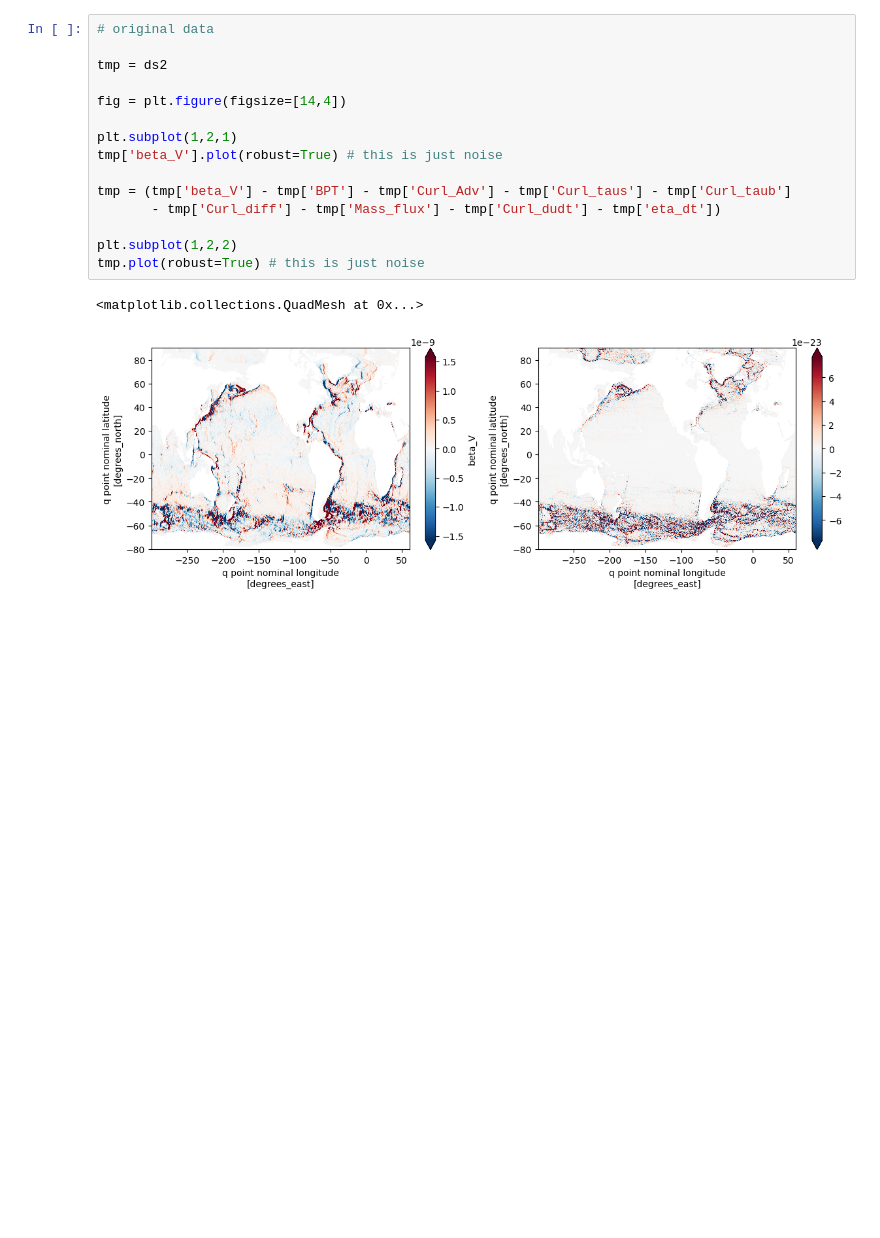
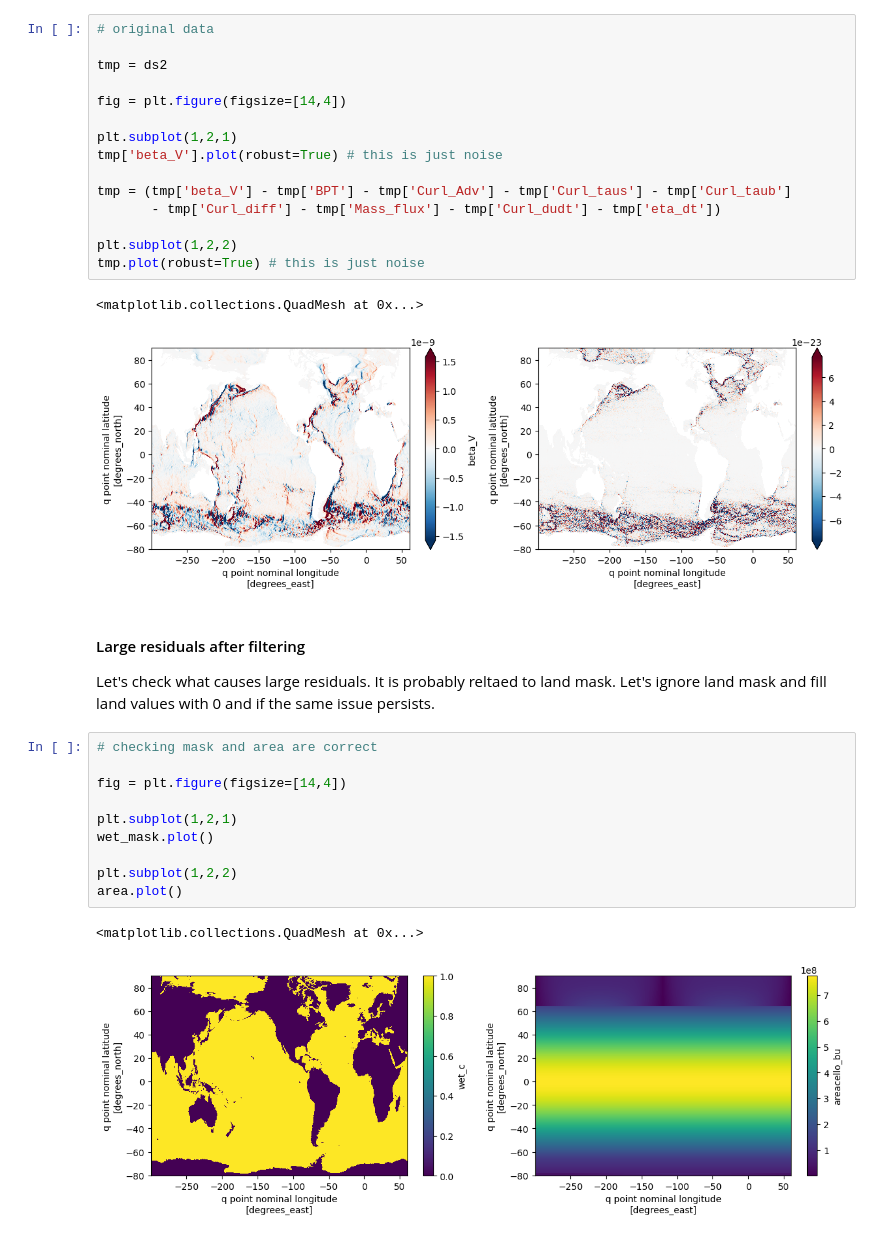
Before and after one commit to hmkhatri/Barotropic_Vorticity_Analysis_GCM, a Jupyter notebook: Analysis/Vorticity-gcm-filters.ipynb, the cells around one changed output. Saved outputs shown, nothing was run; the diff lists cells and outputs as text; blank space fills up the shorter version.

Commit message:
check residual problem

```diff
--- a/Analysis/Vorticity-gcm-filters.ipynb
+++ b/Analysis/Vorticity-gcm-filters.ipynb
@@ -103,3 +103,20 @@ tmp.plot(robust=True) # this is just noise
 # %% [output]
 <matplotlib.collections.QuadMesh at 0x...>
 [figure]
+# %% [markdown]
+#### Large residuals after filtering
+
+Let's check what causes large residuals. It is probably reltaed to land mask. Let's ignore land mask and fill land values with 0 and if the same issue persists.
+# %%
+# checking mask and area are correct
+
+fig = plt.figure(figsize=[14,4])
+
+plt.subplot(1,2,1)
+wet_mask.plot()
+
+plt.subplot(1,2,2)
+area.plot()
+# %% [output]
+<matplotlib.collections.QuadMesh at 0x...>
+[figure, added]
```
Also changed, not shown: parts of 4 cells of this notebook.
